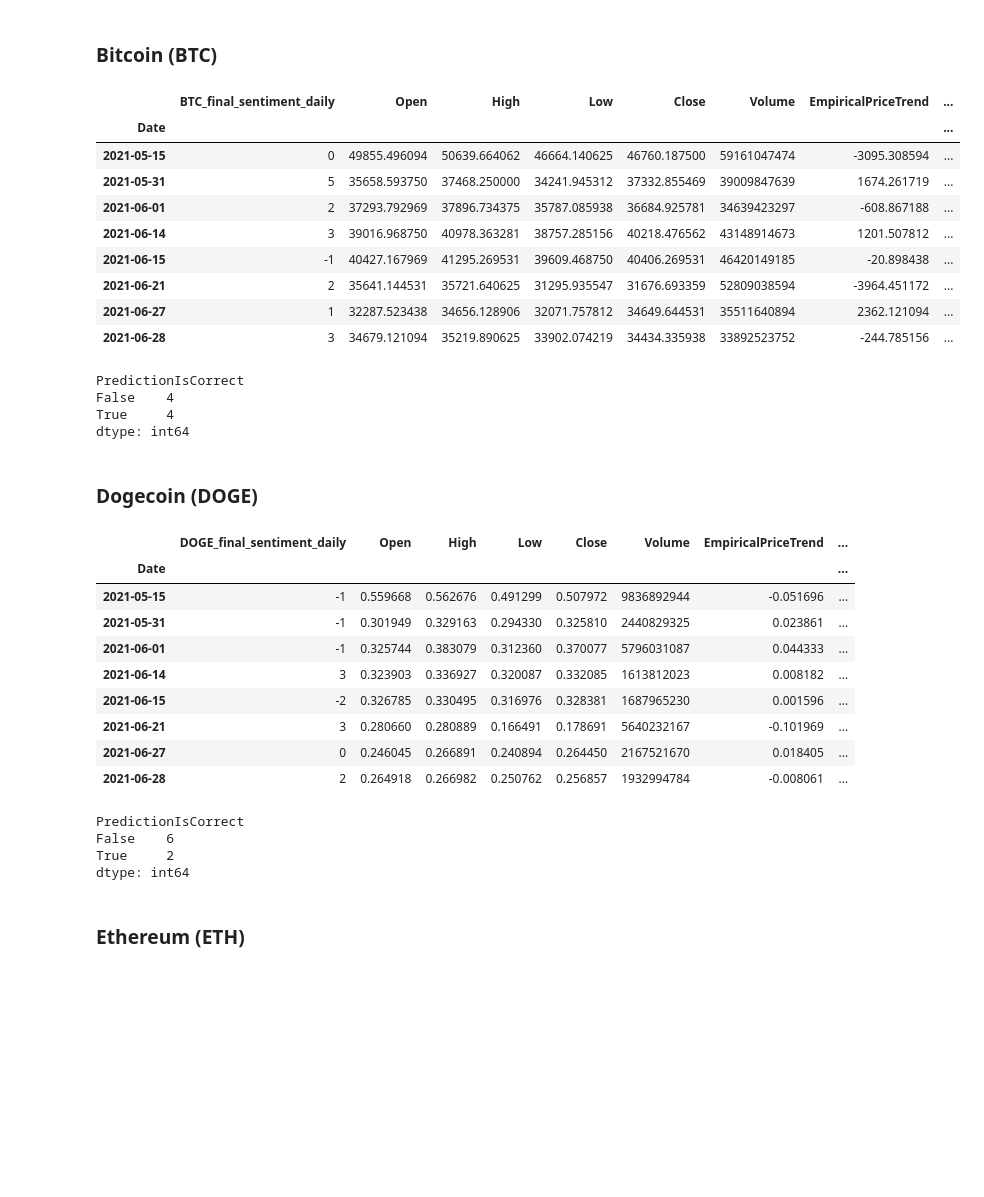
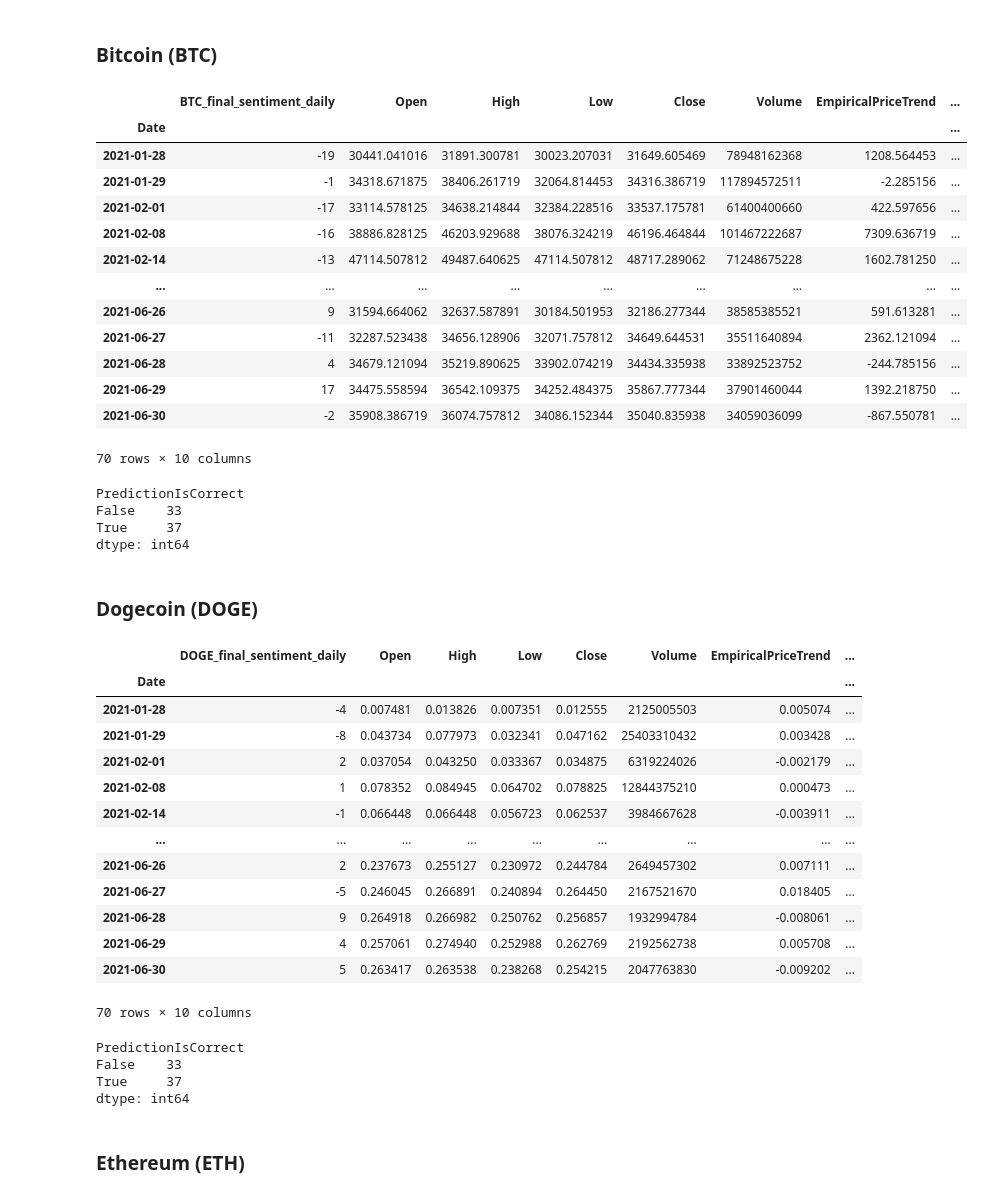
Before and after one commit to distractedm1nd/mar2moon, a Jupyter notebook: scripts/CoinPriceAnalysis.ipynb, the cells around one changed output. Cells and saved outputs as stored; diff of their text form; code cells hidden in the pictures; blank space fills up the shorter version.

```diff
--- a/scripts/CoinPriceAnalysis.ipynb
+++ b/scripts/CoinPriceAnalysis.ipynb
@@ -69,12 +85,14 @@ eth_data_weekly.set_index('WeekNumber', inplace = True)
 # %%
 SA_results_path = '../results/'
-results_file_name = 'sample-data.xlsx'
+results_file_name = 'final3_sentiments.csv'
 #results = openpyxl.load_workbook(SA_results_path + results_file_name)
 #sheet = results.active
 #print(sheet.max_row, sheet.max_column)
 
-results = pd.read_excel(SA_results_path + results_file_name, header = 0, index_col = False, keep_default_na = True)
+results = pd.read_csv(SA_results_path + results_file_name, header = 0, parse_dates=["Date"], index_col = False, keep_default_na = True)
 results.rename(columns = {'Author':'Podcast'}, inplace = True)
+#results['Date'] = pd.to_datetime(results['Date'])
+#results.Date.dt.strftime('%Y-%m-%d').astype(int)
 results.sort_values(by = "Date")
-#display(results)
+display(results)
 # %% [output]
@@ -441,28 +534,33 @@ display(calc_final_sentiments_by_week)
 # %%
 ### BTC
 comparison_table_bitcoin_daily = pd.merge(btc_final_sentiment_by_date.to_frame(), btc_data, on = "Date")
+comparison_table_bitcoin_daily = btc_final_sentiment_by_date.to_frame().join(btc_data)
 comparison_table_bitcoin_daily["EmpiricalPriceTrend"] = btc_data["Close"] - btc_data["Open"]
 comparison_table_bitcoin_daily["PredictedTrendbySA"] = np.where(comparison_table_bitcoin_daily["BTC_final_sentiment_daily"] > 0, "bullish", np.where(comparison_table_bitcoin_daily["BTC_final_sentiment_daily"] < 0, "bearish", "neutral"))
 comparison_table_bitcoin_daily["ObservedTrend"] = np.where(comparison_table_bitcoin_daily["EmpiricalPriceTrend"] > 0, "bullish", np.where(comparison_table_bitcoin_daily["EmpiricalPriceTrend"] < 0, "bearish", "neutral"))
 comparison_table_bitcoin_daily["PredictionIsCorrect"] = np.where(comparison_table_bitcoin_daily["PredictedTrendbySA"] == comparison_table_bitcoin_daily["ObservedTrend"], True, False)
 display(comparison_table_bitcoin_daily)
 # %% [output]
 |  | BTC_final_sentiment_daily | Open | High | Low | Close | Volume | EmpiricalPriceTrend | ... |
 | Date |  |  |  |  |  |  |  | ... |
-| 2021-05-15 | 0 | 49855.496094 | 50639.664062 | 46664.140625 | 46760.187500 | 59161047474 | -3095.308594 | ... |
-| 2021-05-31 | 5 | 35658.593750 | 37468.250000 | 34241.945312 | 37332.855469 | 39009847639 | 1674.261719 | ... |
-| 2021-06-01 | 2 | 37293.792969 | 37896.734375 | 35787.085938 | 36684.925781 | 34639423297 | -608.867188 | ... |
-| 2021-06-14 | 3 | 39016.968750 | 40978.363281 | 38757.285156 | 40218.476562 | 43148914673 | 1201.507812 | ... |
-| 2021-06-15 | -1 | 40427.167969 | 41295.269531 | 39609.468750 | 40406.269531 | 46420149185 | -20.898438 | ... |
-| 2021-06-21 | 2 | 35641.144531 | 35721.640625 | 31295.935547 | 31676.693359 | 52809038594 | -3964.451172 | ... |
-| 2021-06-27 | 1 | 32287.523438 | 34656.128906 | 32071.757812 | 34649.644531 | 35511640894 | 2362.121094 | ... |
-| 2021-06-28 | 3 | 34679.121094 | 35219.890625 | 33902.074219 | 34434.335938 | 33892523752 | -244.785156 | ... |
+| 2021-01-28 | -19 | 30441.041016 | 31891.300781 | 30023.207031 | 31649.605469 | 78948162368 | 1208.564453 | ... |
+| 2021-01-29 | -1 | 34318.671875 | 38406.261719 | 32064.814453 | 34316.386719 | 117894572511 | -2.285156 | ... |
+| 2021-02-01 | -17 | 33114.578125 | 34638.214844 | 32384.228516 | 33537.175781 | 61400400660 | 422.597656 | ... |
+| 2021-02-08 | -16 | 38886.828125 | 46203.929688 | 38076.324219 | 46196.464844 | 101467222687 | 7309.636719 | ... |
+| 2021-02-14 | -13 | 47114.507812 | 49487.640625 | 47114.507812 | 48717.289062 | 71248675228 | 1602.781250 | ... |
+| ... | ... | ... | ... | ... | ... | ... | ... | ... |
+| 2021-06-26 | 9 | 31594.664062 | 32637.587891 | 30184.501953 | 32186.277344 | 38585385521 | 591.613281 | ... |
+| 2021-06-27 | -11 | 32287.523438 | 34656.128906 | 32071.757812 | 34649.644531 | 35511640894 | 2362.121094 | ... |
+| 2021-06-28 | 4 | 34679.121094 | 35219.890625 | 33902.074219 | 34434.335938 | 33892523752 | -244.785156 | ... |
+| 2021-06-29 | 17 | 34475.558594 | 36542.109375 | 34252.484375 | 35867.777344 | 37901460044 | 1392.218750 | ... |
+| 2021-06-30 | -2 | 35908.386719 | 36074.757812 | 34086.152344 | 35040.835938 | 34059036099 | -867.550781 | ... |
+70 rows × 10 columns
 # %%
 comparison_table_bitcoin_daily.groupby('PredictionIsCorrect').size()
 # %% [output]
 PredictionIsCorrect
-False    4
-True     4
+False    33
+True     37
 dtype: int64
 # %% [markdown]
 ### Dogecoin (DOGE)
@@ -477,20 +575,24 @@ display(comparison_table_doge_daily)
 # %% [output]
 |  | DOGE_final_sentiment_daily | Open | High | Low | Close | Volume | EmpiricalPriceTrend | ... |
 | Date |  |  |  |  |  |  |  | ... |
-| 2021-05-15 | -1 | 0.559668 | 0.562676 | 0.491299 | 0.507972 | 9836892944 | -0.051696 | ... |
-| 2021-05-31 | -1 | 0.301949 | 0.329163 | 0.294330 | 0.325810 | 2440829325 | 0.023861 | ... |
-| 2021-06-01 | -1 | 0.325744 | 0.383079 | 0.312360 | 0.370077 | 5796031087 | 0.044333 | ... |
-| 2021-06-14 | 3 | 0.323903 | 0.336927 | 0.320087 | 0.332085 | 1613812023 | 0.008182 | ... |
-| 2021-06-15 | -2 | 0.326785 | 0.330495 | 0.316976 | 0.328381 | 1687965230 | 0.001596 | ... |
-| 2021-06-21 | 3 | 0.280660 | 0.280889 | 0.166491 | 0.178691 | 5640232167 | -0.101969 | ... |
-| 2021-06-27 | 0 | 0.246045 | 0.266891 | 0.240894 | 0.264450 | 2167521670 | 0.018405 | ... |
-| 2021-06-28 | 2 | 0.264918 | 0.266982 | 0.250762 | 0.256857 | 1932994784 | -0.008061 | ... |
+| 2021-01-28 | -4 | 0.007481 | 0.013826 | 0.007351 | 0.012555 | 2125005503 | 0.005074 | ... |
+| 2021-01-29 | -8 | 0.043734 | 0.077973 | 0.032341 | 0.047162 | 25403310432 | 0.003428 | ... |
+| 2021-02-01 | 2 | 0.037054 | 0.043250 | 0.033367 | 0.034875 | 6319224026 | -0.002179 | ... |
+| 2021-02-08 | 1 | 0.078352 | 0.084945 | 0.064702 | 0.078825 | 12844375210 | 0.000473 | ... |
+| 2021-02-14 | -1 | 0.066448 | 0.066448 | 0.056723 | 0.062537 | 3984667628 | -0.003911 | ... |
+| ... | ... | ... | ... | ... | ... | ... | ... | ... |
+| 2021-06-26 | 2 | 0.237673 | 0.255127 | 0.230972 | 0.244784 | 2649457302 | 0.007111 | ... |
+| 2021-06-27 | -5 | 0.246045 | 0.266891 | 0.240894 | 0.264450 | 2167521670 | 0.018405 | ... |
+| 2021-06-28 | 9 | 0.264918 | 0.266982 | 0.250762 | 0.256857 | 1932994784 | -0.008061 | ... |
+| 2021-06-29 | 4 | 0.257061 | 0.274940 | 0.252988 | 0.262769 | 2192562738 | 0.005708 | ... |
+| 2021-06-30 | 5 | 0.263417 | 0.263538 | 0.238268 | 0.254215 | 2047763830 | -0.009202 | ... |
+70 rows × 10 columns
 # %%
 comparison_table_doge_daily.groupby('PredictionIsCorrect').size()
 # %% [output]
 PredictionIsCorrect
-False    6
-True     2
+False    33
+True     37
 dtype: int64
 # %% [markdown]
 ### Ethereum (ETH)
```
Also changed, not shown: parts of 34 cells of this notebook.
